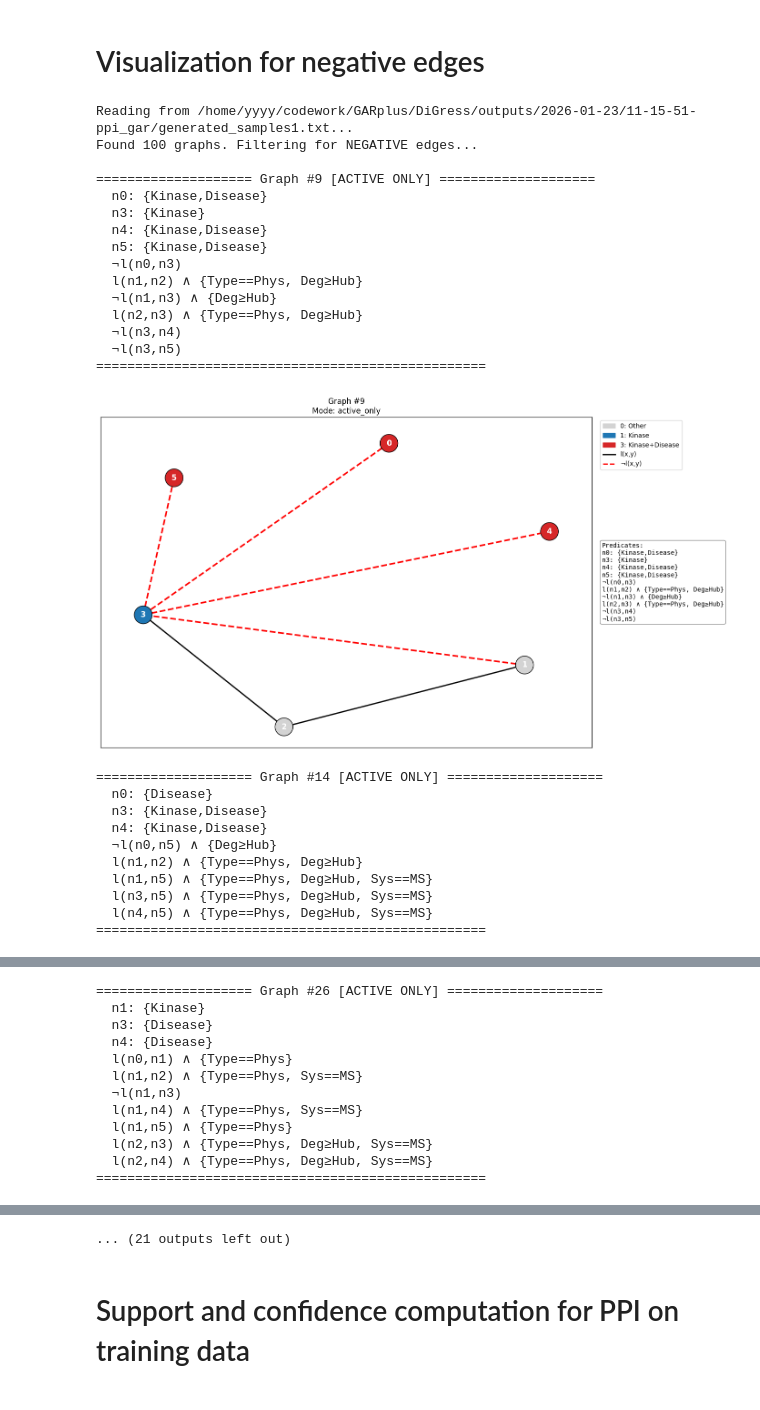
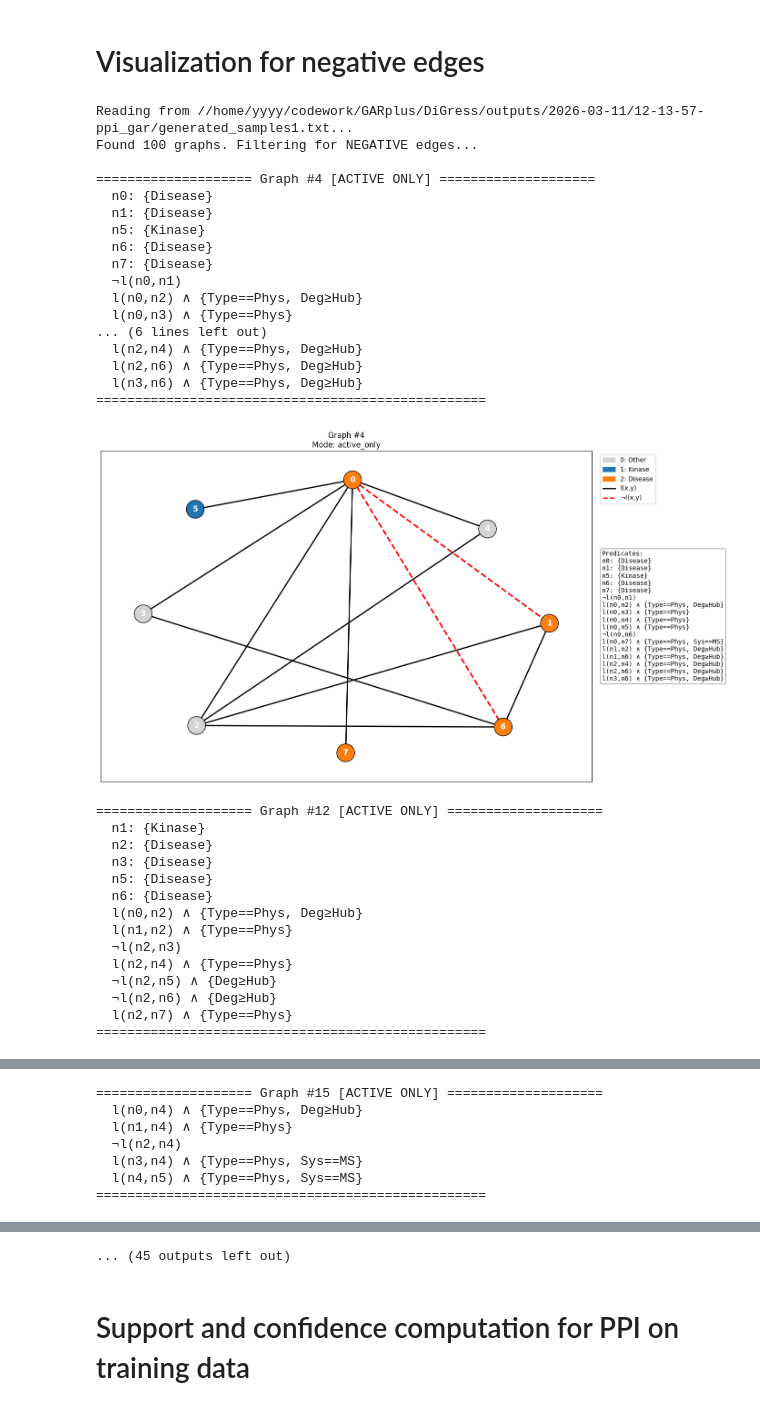
Before and after one commit to y-staring/garplus, a Jupyter notebook: DiGress/DiGress-main/src/datasets/ppidata_extend_predicate.ipynb, the cells around one changed output, grey strips where cells are left out. Cells and saved outputs as stored; diff of their text form; code cells hidden in the pictures.

```diff
--- a/DiGress/DiGress-main/src/datasets/ppidata_extend_predicate.ipynb
+++ b/DiGress/DiGress-main/src/datasets/ppidata_extend_predicate.ipynb
@@ -239,8 +239,8 @@ def visualize_graph(x, e, graph_id=0, show_all_predicates=False):
 # ==========================================
 # 5. 主程序 (已修改：只显示含负边的图)
 # ==========================================
-FILE_PATH = "/home/yyyy/codework/GARplus/DiGress/outputs/2026-01-23/11-15-51-ppi_gar/generated_samples1.txt"
-
+# FILE_PATH = "/home/yyyy/codework/GARplus/DiGress/outputs/2026-01-23/11-15-51-ppi_gar/generated_samples1.txt"
+FILE_PATH = "//home/yyyy/codework/GARplus/DiGress/outputs/2026-03-11/12-13-57-ppi_gar/generated_samples1.txt"
 print(f"Reading from {FILE_PATH}...")
 parsed_graphs = parse_graphs_from_txt(FILE_PATH)
 print(f"Found {len(parsed_graphs)} graphs. Filtering for NEGATIVE edges...")
@@ -254,53 +254,59 @@ for idx, (x, e) in enumerate(parsed_graphs):
     # --- 过滤逻辑开始 ---
     has_negative_edge = False
     rows, cols = e.shape
 
     # 扫描上三角矩阵寻找负边
     for r in range(rows):
         for c in range(r + 1, cols):
             val = e[r][c]
             if val == 0: continue # 无边跳过
 
             # 还原 mask 并检查 bit 0
             feat_mask = val - 1
             if (feat_mask >> EDGE_BIT_MAP["is_negative"]) & 1:
                 has_negative_edge = True
                 break # 找到一条就可以停了
         if has_negative_edge:
             break
 
     # --- 过滤逻辑结束 ---
 
     # 只有包含负边的图才显示
     if has_negative_edge:
         visualize_graph(x, e, graph_id=idx, show_all_predicates=SHOW_ALL)
         count_shown += 1
 
 print(f"\nDone. Displayed {count_shown} graphs with negative edges.")
 # %% [output]
-Reading from /home/yyyy/codework/GARplus/DiGress/outputs/2026-01-23/11-15-51-ppi_gar/generated_samples1.txt...
+Reading from //home/yyyy/codework/GARplus/DiGress/outputs/2026-03-11/12-13-57-ppi_gar/generated_samples1.txt...
 Found 100 graphs. Filtering for NEGATIVE edges...
 
-==================== Graph #9 [ACTIVE ONLY] ====================
-  n0: {Kinase,Disease}
-  n3: {Kinase}
-  n4: {Kinase,Disease}
-  n5: {Kinase,Disease}
-  ¬l(n0,n3)
-  l(n1,n2) ∧ {Type==Phys, Deg≥Hub}
-  ¬l(n1,n3) ∧ {Deg≥Hub}
-  l(n2,n3) ∧ {Type==Phys, Deg≥Hub}
-  ¬l(n3,n4)
-  ¬l(n3,n5)
+==================== Graph #4 [ACTIVE ONLY] ====================
+  n0: {Disease}
+  n1: {Disease}
+  n5: {Kinase}
+  n6: {Disease}
+  n7: {Disease}
+  ¬l(n0,n1)
+  l(n0,n2) ∧ {Type==Phys, Deg≥Hub}
+  l(n0,n3) ∧ {Type==Phys}
+... (6 lines left out)
+  l(n2,n4) ∧ {Type==Phys, Deg≥Hub}
+  l(n2,n6) ∧ {Type==Phys, Deg≥Hub}
+  l(n3,n6) ∧ {Type==Phys, Deg≥Hub}
 ==================================================
-[figure, old version]
+[figure, new version]
-==================== Graph #14 [ACTIVE ONLY] ====================
-  n0: {Disease}
-  n3: {Kinase,Disease}
-  n4: {Kinase,Disease}
-  ¬l(n0,n5) ∧ {Deg≥Hub}
-  l(n1,n2) ∧ {Type==Phys, Deg≥Hub}
-  l(n1,n5) ∧ {Type==Phys, Deg≥Hub, Sys==MS}
-  l(n3,n5) ∧ {Type==Phys, Deg≥Hub, Sys==MS}
-  l(n4,n5) ∧ {Type==Phys, Deg≥Hub, Sys==MS}
+==================== Graph #12 [ACTIVE ONLY] ====================
+  n1: {Kinase}
+  n2: {Disease}
+  n3: {Disease}
+  n5: {Disease}
+  n6: {Disease}
+  l(n0,n2) ∧ {Type==Phys, Deg≥Hub}
+  l(n1,n2) ∧ {Type==Phys}
+  ¬l(n2,n3)
+  l(n2,n4) ∧ {Type==Phys}
+  ¬l(n2,n5) ∧ {Deg≥Hub}
+  ¬l(n2,n6) ∧ {Deg≥Hub}
+  l(n2,n7) ∧ {Type==Phys}
 ==================================================
@@ -308,12 +314,7 @@ Found 100 graphs. Filtering for NEGATIVE edges...
-==================== Graph #26 [ACTIVE ONLY] ====================
-  n1: {Kinase}
-  n3: {Disease}
-  n4: {Disease}
-  l(n0,n1) ∧ {Type==Phys}
-  l(n1,n2) ∧ {Type==Phys, Sys==MS}
-  ¬l(n1,n3)
-  l(n1,n4) ∧ {Type==Phys, Sys==MS}
-  l(n1,n5) ∧ {Type==Phys}
-  l(n2,n3) ∧ {Type==Phys, Deg≥Hub, Sys==MS}
-  l(n2,n4) ∧ {Type==Phys, Deg≥Hub, Sys==MS}
+==================== Graph #15 [ACTIVE ONLY] ====================
+  l(n0,n4) ∧ {Type==Phys, Deg≥Hub}
+  l(n1,n4) ∧ {Type==Phys}
+  ¬l(n2,n4)
+  l(n3,n4) ∧ {Type==Phys, Sys==MS}
+  l(n4,n5) ∧ {Type==Phys, Sys==MS}
 ==================================================
@@ -348,4 +367,4 @@ Found 100 graphs. Filtering for NEGATIVE edges...
-... (21 outputs left out)
+... (45 outputs left out)
 # %% [markdown]
 # Support and confidence computation for PPI on training data
 # %%
```
Also changed, not shown: parts of 11 cells of this notebook, 8 other files.
